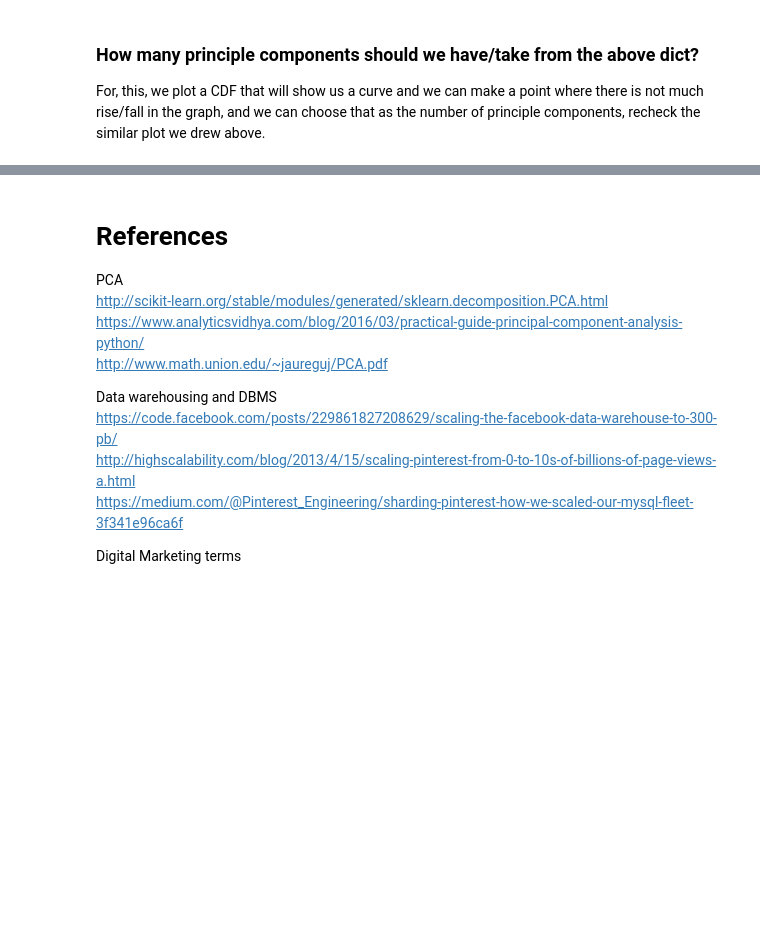
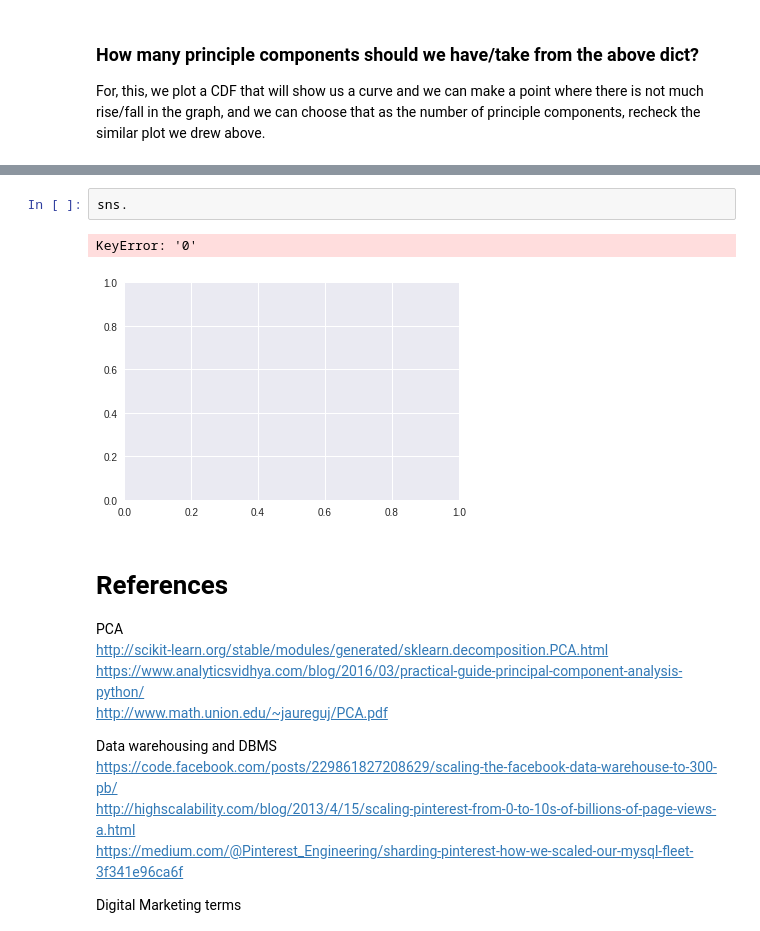
Before and after one commit to vikramriyer/Dimentionality_Reduction_with_PCA_and_t-SNE, a Jupyter notebook: PCA_on_MNIST_dataset.ipynb, the cells around one changed output, grey strips where cells are left out. Cells and saved outputs as stored; diff of their text form; blank space fills up the shorter version.

```diff
--- a/PCA_on_MNIST_dataset.ipynb
+++ b/PCA_on_MNIST_dataset.ipynb
@@ -231,3 +343,8 @@ Now, depending on the components, we will transform the normalized data into tha
+# %%
+sns.
+# %% [output]
+KeyError: '0'
+[figure, added]
 # %% [markdown]
 # References
 PCA  <br>
```
Also changed, not shown: parts of 24 cells of this notebook.
